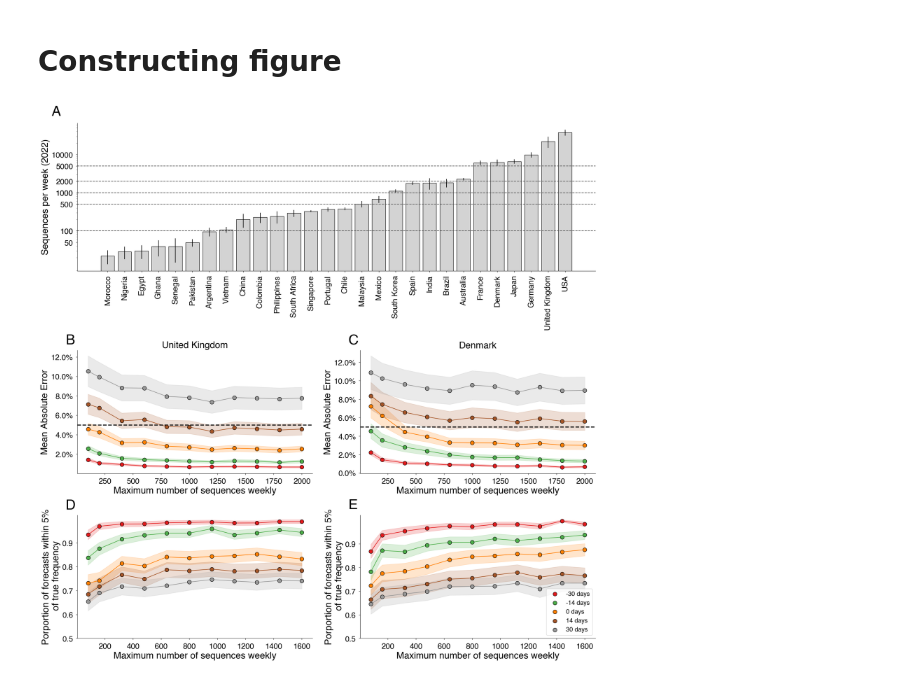
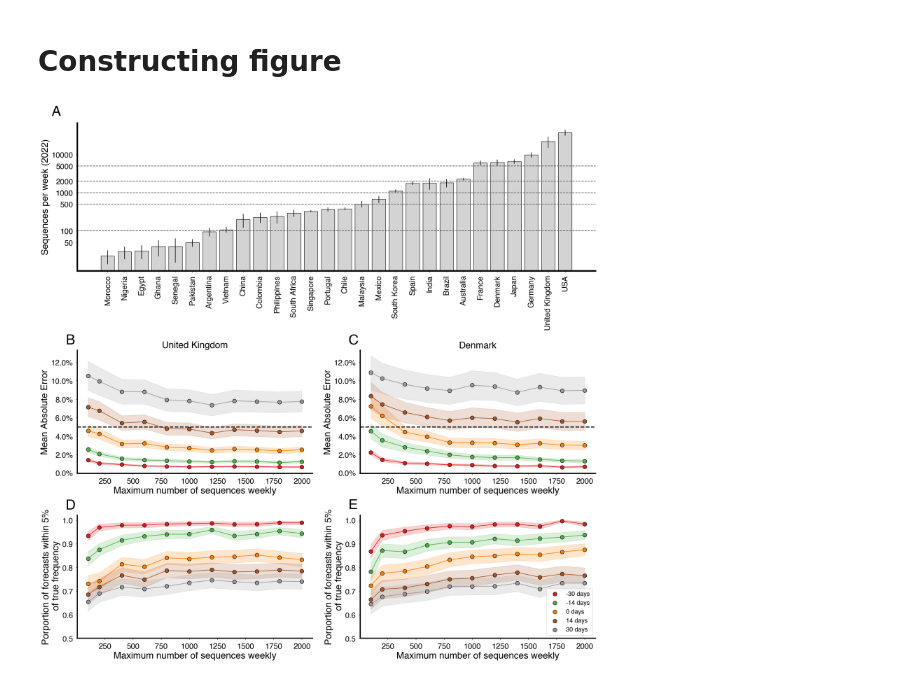
Before and after one commit to blab/ncov-forecasting-fit, a Jupyter notebook: notebooks/downscaling_plots.ipynb, the cells around one changed output. Saved outputs shown, nothing was run; the diff lists cells and outputs as text; code cells hidden in the pictures.

```diff
--- a/notebooks/downscaling_plots.ipynb
+++ b/notebooks/downscaling_plots.ipynb
@@ -80,6 +80,8 @@ def plot_country_sequencing_rates(ax, plot_df):
         ax.axhline(y=thres, linestyle ="--", color="#525252", linewidth=1.5)
 
     ax.set_ylabel("Sequences per week (2022)")
+    for axis in ['top','bottom','left','right']:
+        ax.spines[axis].set_linewidth(4)
 
 plot_country_sequencing_rates(ax, _plot_df)
 # %% [output]
@@ -349,6 +351,8 @@ def plot_mae_by_thres_at_lead(ax, mean_mae, leads, location, cmap = mpl.colormap
     ax.yaxis.set_major_formatter(mtick.PercentFormatter(1.0))
     if legend:
         ax.legend()
+    for axis in ['top','bottom','left','right']:
+        ax.spines[axis].set_linewidth(3)
 
 plot_mae_by_thres_at_lead(ax, mean_mae, LEADS_TO_PLOT, "United Kingdom", cmap=lead_cmap,
                                   ylabel="Mean MAE" )
@@ -361,7 +365,7 @@ plot_mae_by_thres_at_lead(ax, mean_mae, LEADS_TO_PLOT, "United Kingdom", cmap=le
 # Answers: What number of sequences should pick to ensure our forecast error is less than 0.05 x days out?
 
 # Plot MAE over lead for each threshold
-fig = plt.figure(figsize=(6., 4.), constrained_layout=True)
+fig = plt.figure(figsize=(19., 4.), constrained_layout=True)
 spec = fig.add_gridspec(ncols=1, nrows=1)
 ax = fig.add_subplot(spec[0])
 
@@ -383,15 +387,17 @@ def plot_prop_accept_by_thres_at_lead(ax, mean_accept, leads, location, cmap = m
                 color=color)
         ax.plot(group.thres, group.acceptable_mean, linewidth=1.5, color=color)
 
-    ax.set_xticklabels([n for n,df in _mean_accept.groupby("thres")])
-
     ax.set_xlabel("Maximum number of sequences weekly")
     ax.set_ylabel(ylabel)
-    ax.set_yticks([0.5, 0.6, 0.7, 0.8, 0.9])
+    ax.set_yticks([0.5, 0.6, 0.7, 0.8, 0.9, 1.0])
 
     if legend:
         ax.legend(loc='lower right')
 
+    # Aes
+    for axis in ['top','bottom','left','right']:
+        ax.spines[axis].set_linewidth(3)
+
 plot_prop_accept_by_thres_at_lead(ax, mean_acceptable, LEADS_TO_PLOT, "United Kingdom", lead_cmap,
                                   ylabel="Porportion of forecasts within 5%\n of true frequency" )
 # %% [output]
@@ -417,41 +423,41 @@ plot_mae_by_thres_at_lead(ax_mae_A, mean_mae, LEADS_TO_PLOT, COUNTRY_A, lead_cma
                                   ylabel="Mean Absolute Error", legend=False)
 ax_mae_A.set_title(COUNTRY_A)
 
-ax_mae_B = fig.add_subplot(spec[1,1])
+ax_mae_B = fig.add_subplot(spec[1,1], sharey=ax_mae_A)
 plot_mae_by_thres_at_lead(ax_mae_B, mean_mae, LEADS_TO_PLOT, COUNTRY_B, lead_cmap,
                                   ylabel="Mean Absolute Error", legend=False)
 ax_mae_B.set_title(COUNTRY_B)
 
 #ax_mae_C = fig.add_subplot(spec[1, 2])
 #plot_mae_by_thres_at_lead(ax_mae_C, mean_mae, LEADS_TO_PLOT, COUNTRY_C, lead_cmap,
 #                                  ylabel="Mean MAE", legend=False)
 #ax_mae_C.set_title(COUNTRY_C)
 
 # Prop acceptable
 ax_prop_A = fig.add_subplot(spec[2,0])
 plot_prop_accept_by_thres_at_lead(ax_prop_A, mean_acceptable, LEADS_TO_PLOT, COUNTRY_A, lead_cmap,
                                   ylabel="Porportion of forecasts within 5%\n of true frequency", legend=False)
 
-ax_prop_B = fig.add_subplot(spec[2,1])
+ax_prop_B = fig.add_subplot(spec[2,1], sharey=ax_prop_A)
 plot_prop_accept_by_thres_at_lead(ax_prop_B, mean_acceptable, LEADS_TO_PLOT, COUNTRY_B, lead_cmap,
                                   ylabel="Porportion of forecasts within 5%\n of true frequency" )
 
 #ax_prop_C = fig.add_subplot(spec[2,2])
 #plot_prop_accept_by_thres_at_lead(ax_prop_C, mean_acceptable, LEADS_TO_PLOT, COUNTRY_C, lead_cmap,
 #                                  ylabel="Porportion of forecasts within 5%\n of true frequency" )
 
 
 # Add axis labels
 axes = [ax_empirical, ax_mae_A, ax_mae_B, ax_prop_A, ax_prop_B]
 
 # axes = [ax_empirical, ax_mae_A, ax_mae_B, ax_mae_C, ax_prop_A, ax_prop_B, ax_prop_C]
 
 ax_labels = string.ascii_uppercase
 
 for ax, ax_label in zip(axes, ax_labels):
     ax.text(-0.05, 1.05, ax_label, transform=ax.transAxes, size=36, weight='bold')
 # %% [output]
-[figure, old version]
+[figure, new version]
 # %%
 fig
 # %% [output]
```
Also changed, not shown: parts of 4 cells of this notebook, 1 other file.
